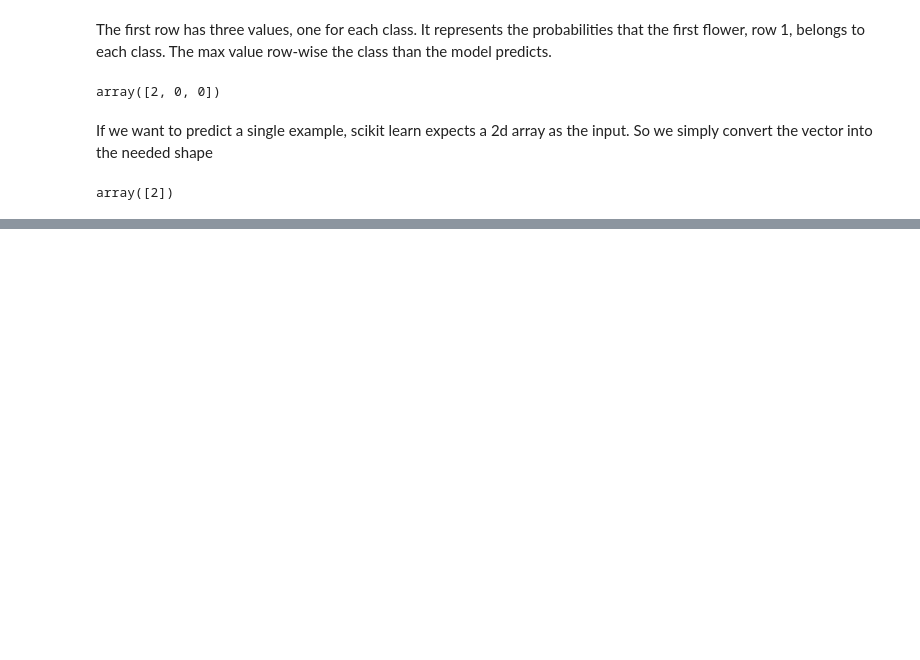
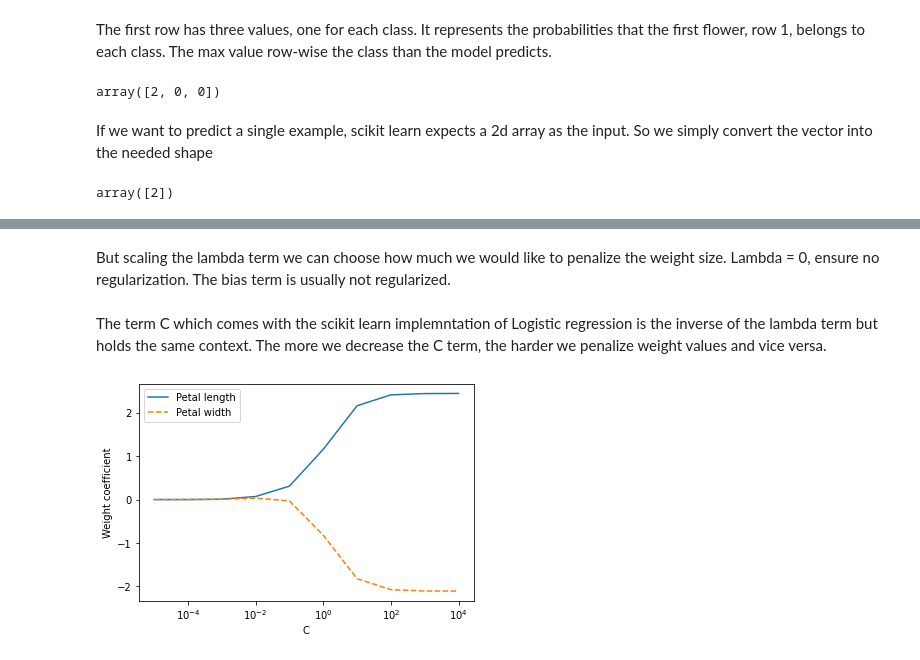
Before and after one commit to Voland24/MachineLearning-with-PyTorch-and-scikit-learn, a Jupyter notebook: Chapter_2_ML_Classifiers.ipynb, the cells around one changed output, grey strips where cells are left out. Drawn from its saved outputs; the diff is of its cells as text; code cells hidden in the pictures; blank space fills up the shorter version.

```diff
--- a/Chapter_2_ML_Classifiers.ipynb
+++ b/Chapter_2_ML_Classifiers.ipynb
@@ -356,0 +385,22 @@ array([2])
+# %% [markdown]
+But scaling the lambda term we can choose how much we would like to penalize the weight size. Lambda = 0, ensure no regularization.
+The bias term is usually not regularized.
+# %% [markdown]
+The term C which comes with the scikit learn implemntation of Logistic regression is the inverse of the lambda term but holds the same context. The more we decrease the C term, the harder we penalize weight values and vice versa.
+# %%
+weights, params = [], []
+for c in np.arange(-5,5):
+  lr = LogisticRegression(C = 10.**c, multi_class = 'ovr')
+  lr.fit(X_train_std, y_train)
+  weights.append(lr.coef_[1])
+  params.append(10.**c)
+weights = np.array(weights)
+plt.plot(params, weights[:, 0], label = 'Petal length')
+plt.plot(params, weights[:,1], linestyle = '--', label = 'Petal width')
+plt.ylabel('Weight coefficient')
+plt.xlabel('C')
+plt.legend(loc = 'upper left')
+plt.xscale('log')
+plt.show()
+# %% [output]
+[figure, added]
```
Also changed, not shown: parts of 26 cells of this notebook.
